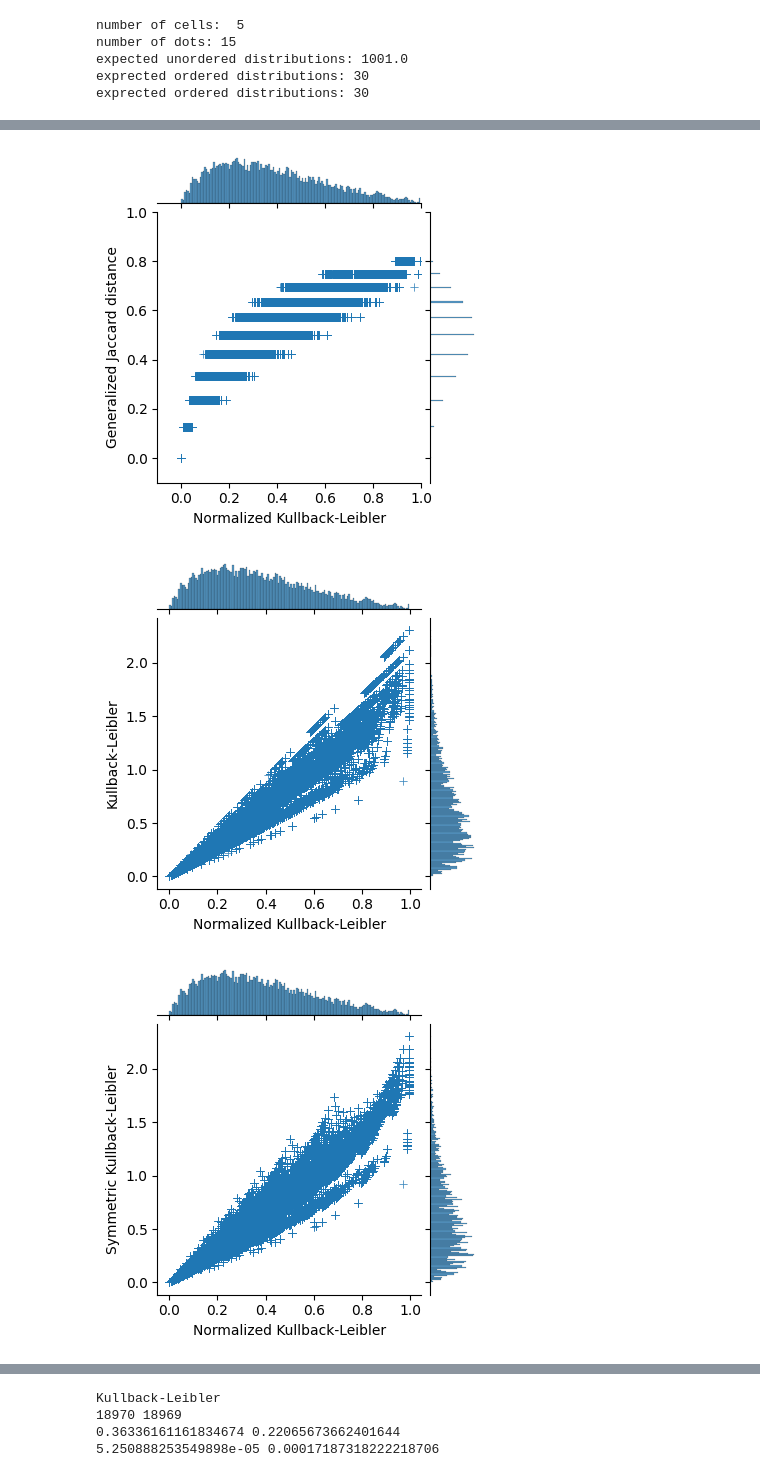
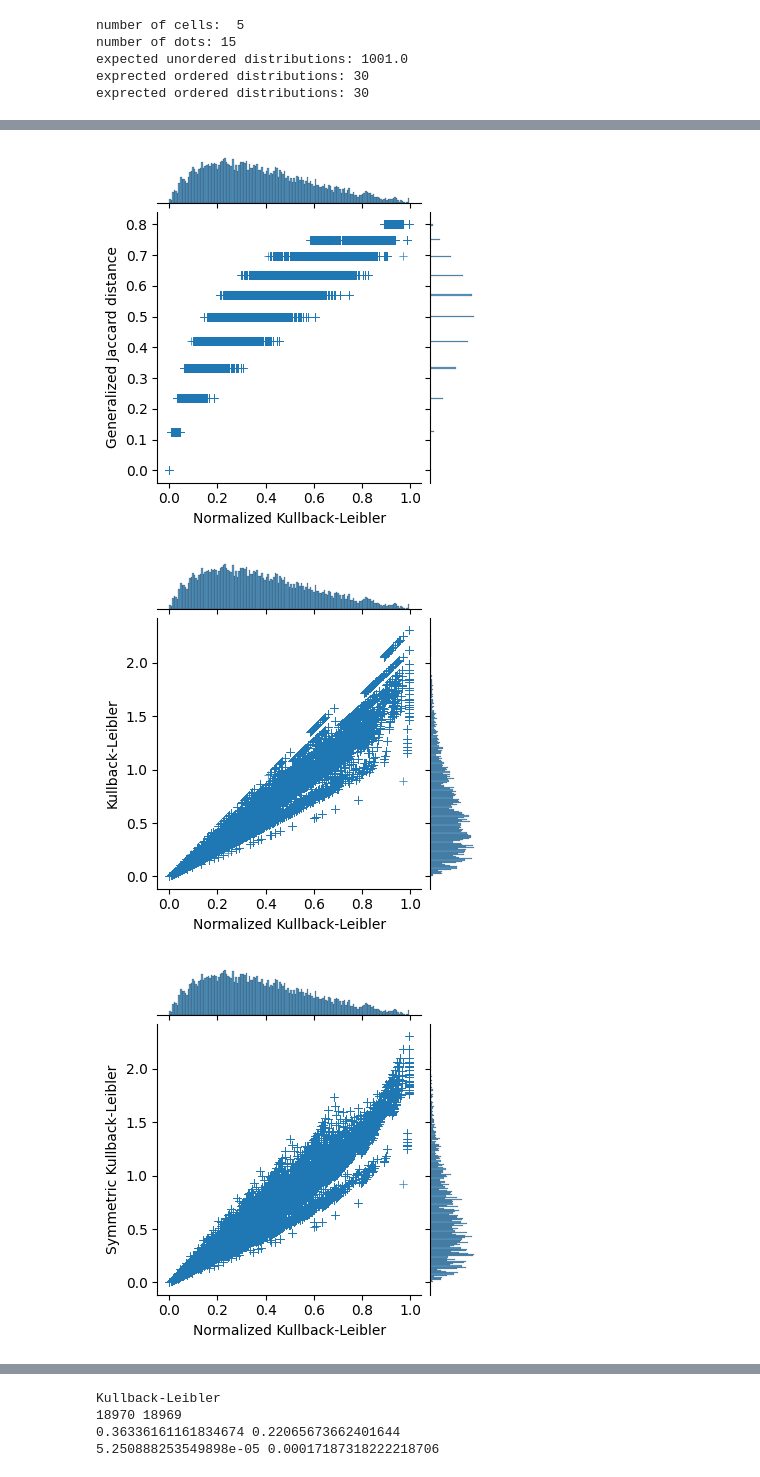
Before and after one commit to vbonnici/KL-maxima, a Jupyter notebook: KL-maxima.ipynb, the cells around one changed output, grey strips where cells are left out. Drawn from its saved outputs; the diff is of its cells as text; code cells hidden in the pictures.

```diff
--- a/KL-maxima.ipynb
+++ b/KL-maxima.ipynb
@@ -212,36 +212,36 @@ PearsonRResult(statistic=0.9633358915776434, pvalue=0.0)
 # %%
 import seaborn as sns
 import pandas
 
 df = pandas.DataFrame()
 df['Normalized Kullback-Leibler'] = x
 df['Generalized Jaccard distance'] = y
-sns.jointplot(x='Normalized Kullback-Leibler', y='Generalized Jaccard distance', data=df, kind='scatter', marker='+', alpha=0.3, height=4,
-                  xlim=(-0.1,1), ylim=(-0.1,1))
+#sns.jointplot(x='Normalized Kullback-Leibler', y='Generalized Jaccard distance', data=df, kind='scatter', marker='+', alpha=0.3, height=4,xlim=(-0.1,1), ylim=(-0.1,1))
+sns.jointplot(x='Normalized Kullback-Leibler', y='Generalized Jaccard distance', data=df, kind='scatter', marker='+', alpha=0.3, height=4)
 plt.savefig('nkl_gj_15_5.png')
 
 df['Kullback-Leibler'] = klto
 df['Symmetric Kullback-Leibler'] = simkl
 df['Jensen-Shannon divergence'] = jens
 df['Hellinger distance'] = hel
 
 
 sns.jointplot(x='Normalized Kullback-Leibler', y='Kullback-Leibler', data=df, kind='scatter', marker='+', alpha=0.3, height=4)
 plt.savefig('nkl_kl_15_5.png')
 sns.jointplot(x='Normalized Kullback-Leibler', y='Symmetric Kullback-Leibler', data=df, kind='scatter', marker='+', alpha=0.3, height=4)
 plt.savefig('nkl_skl_15_5.png')
 sns.jointplot(x='Normalized Kullback-Leibler', y='Jensen-Shannon divergence', data=df, kind='scatter', marker='+', alpha=0.3, height=4)
 plt.savefig('nkl_jens_15_5.png')
 sns.jointplot(x='Normalized Kullback-Leibler', y='Hellinger distance', data=df, kind='scatter', marker='+', alpha=0.3, height=4)
 plt.savefig('nkl_hel_15_5.png')
 
 
 sns.jointplot(x='Kullback-Leibler',  y='Generalized Jaccard distance',  data=df, kind='scatter', marker='+', alpha=0.3, height=4)
 plt.savefig('kl_gj_15_5.png')
 sns.jointplot(x='Symmetric Kullback-Leibler',  y='Generalized Jaccard distance',  data=df, kind='scatter', marker='+', alpha=0.3, height=4)
 plt.savefig('skl_gj-15_5.png')
 # %% [output]
-[figure, old version]
+[figure, new version]
 [figure]
 [figure]
 [figure]
```
Also changed, not shown: parts of 16 cells of this notebook, 6 other files.
